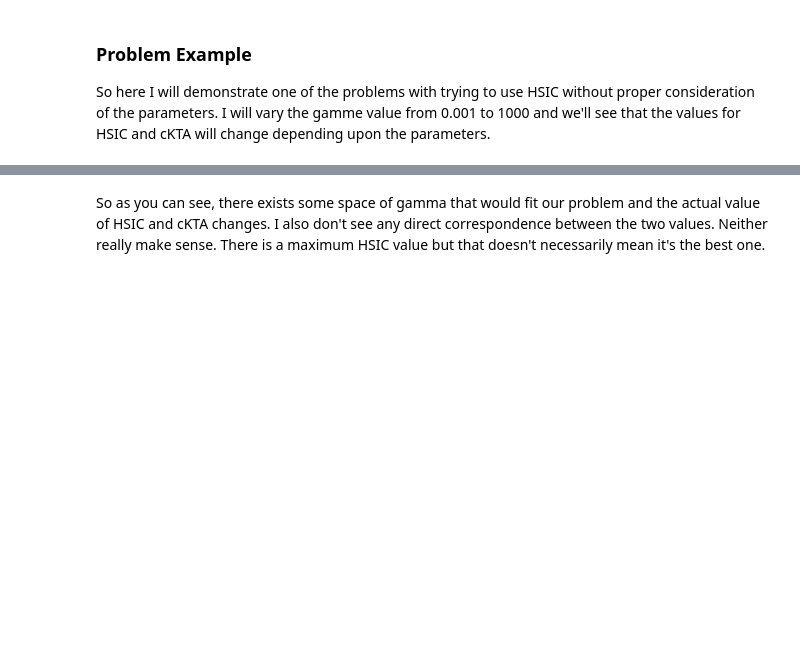
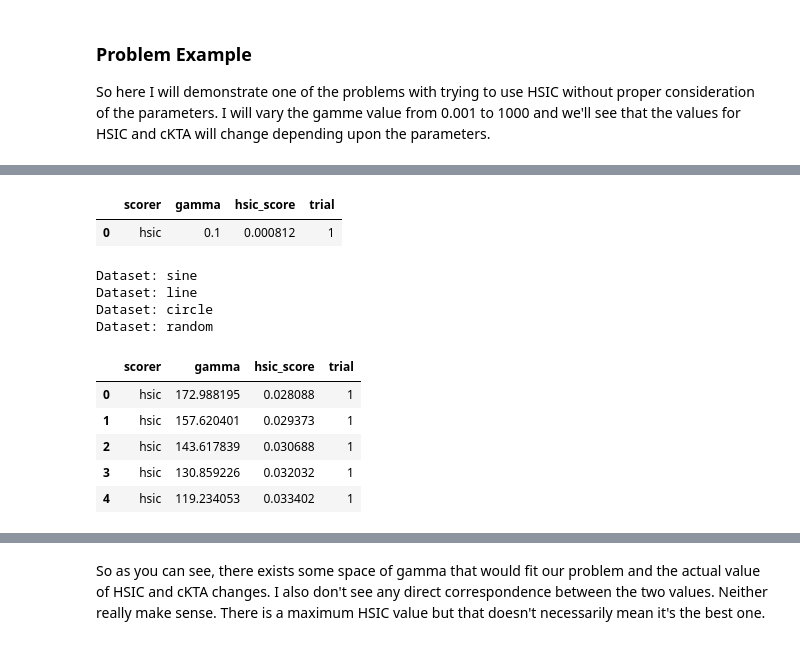
Before and after one commit to jejjohnson/hsic_alignment, a Jupyter notebook: notebooks/1_1D_initialize/0_preliminary_exp.ipynb, the cells around one changed output, grey strips where cells are left out. Drawn from its saved outputs; the diff is of its cells as text; code cells hidden in the pictures; blank space fills up the shorter version.

```diff
--- a/notebooks/1_1D_initialize/0_preliminary_exp.ipynb
+++ b/notebooks/1_1D_initialize/0_preliminary_exp.ipynb
@@ -323,0 +384,56 @@ median None
+# %%
+def run_experiment(data_params, exp_params):
+
+
+
+    results_df = pd.DataFrame()
+
+    # Experimental Loop
+    for idata in data_params.datasets:
+        print(f"Dataset: {idata}")
+        for iseed in exp_params.seeds:
+            # Extract Data
+            X, Y = generate_dependence_data(
+                dataset=idata,
+                num_points=data_params.num_points,
+                noise_x=data_params.noise_x,
+                noise_y=noise_y,
+                seed=iseed
+            )
+
+            # estimate sigma params
+            init_gamma, gammas = get_init(
+                exp_params.sigma_est,
+                factor=exp_params.factor,
+                percent=exp_params.percent,
+                n_gammas=exp_params.n_gammas
+            )
+
+            for iscorer in exp_params.scorers:
+                for igamma in gammas:
+                    ires = experiment_step(iscorer, igamma, iseed, exp_params)
+                    results_df = results_df.append(ires, ignore_index=True)
+
+    return results_df
+# %%
+results_df = experiment_step('hsic', 0.1, 1, ExperimentParams)
+results_df
+# %% [output]
+|  | scorer | gamma | hsic_score | trial |
+| 0 | hsic | 0.1 | 0.000812 | 1 |
+# %%
+results_df = run_experiment(DataParams, ExperimentParams)
+# %% [output]
+Dataset: sine
+Dataset: line
+Dataset: circle
+Dataset: random
+# %%
+results_df.head()
+# %% [output]
+|  | scorer | gamma | hsic_score | trial |
+| 0 | hsic | 172.988195 | 0.028088 | 1 |
+| 1 | hsic | 157.620401 | 0.029373 | 1 |
+| 2 | hsic | 143.617839 | 0.030688 | 1 |
+| 3 | hsic | 130.859226 | 0.032032 | 1 |
+| 4 | hsic | 119.234053 | 0.033402 | 1 |
```
Also changed, not shown: parts of 12 cells of this notebook, 2 other files.
